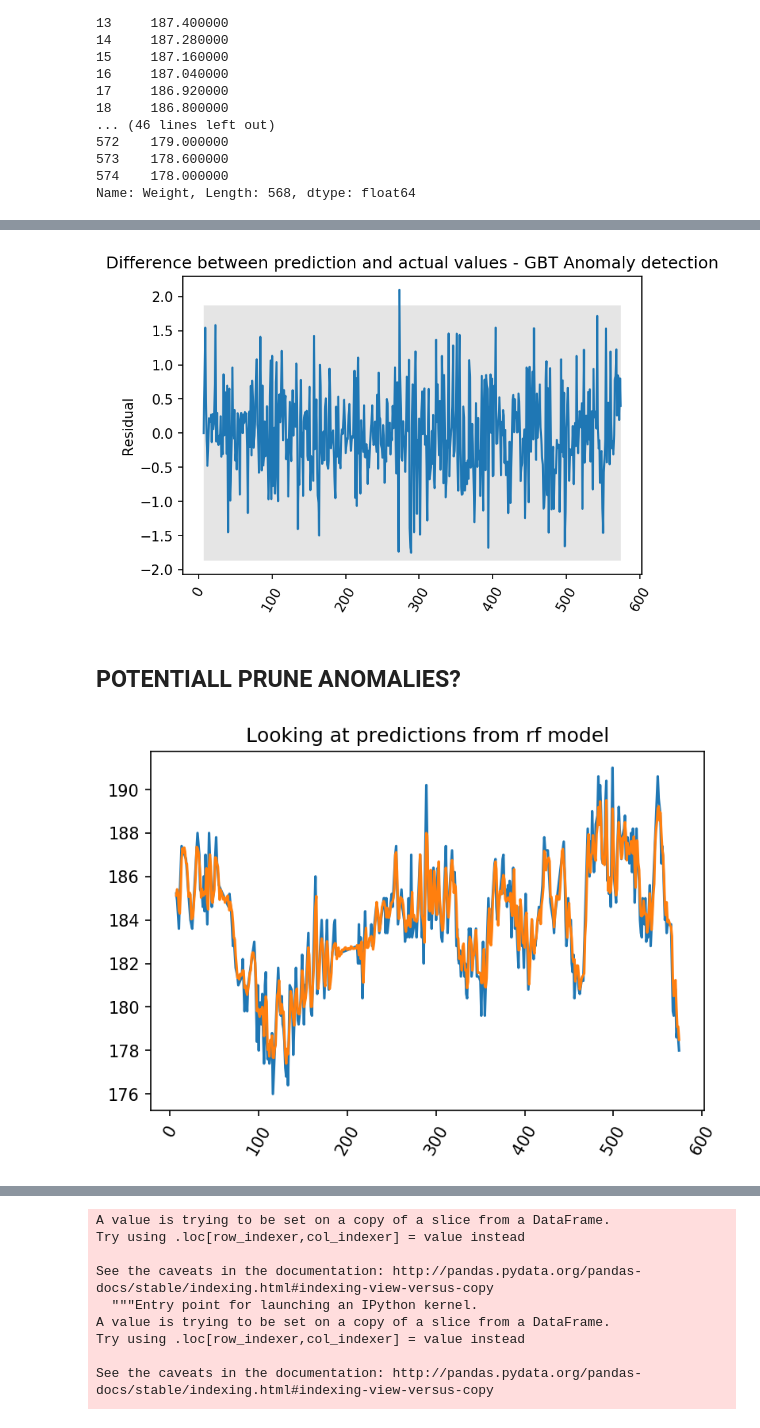
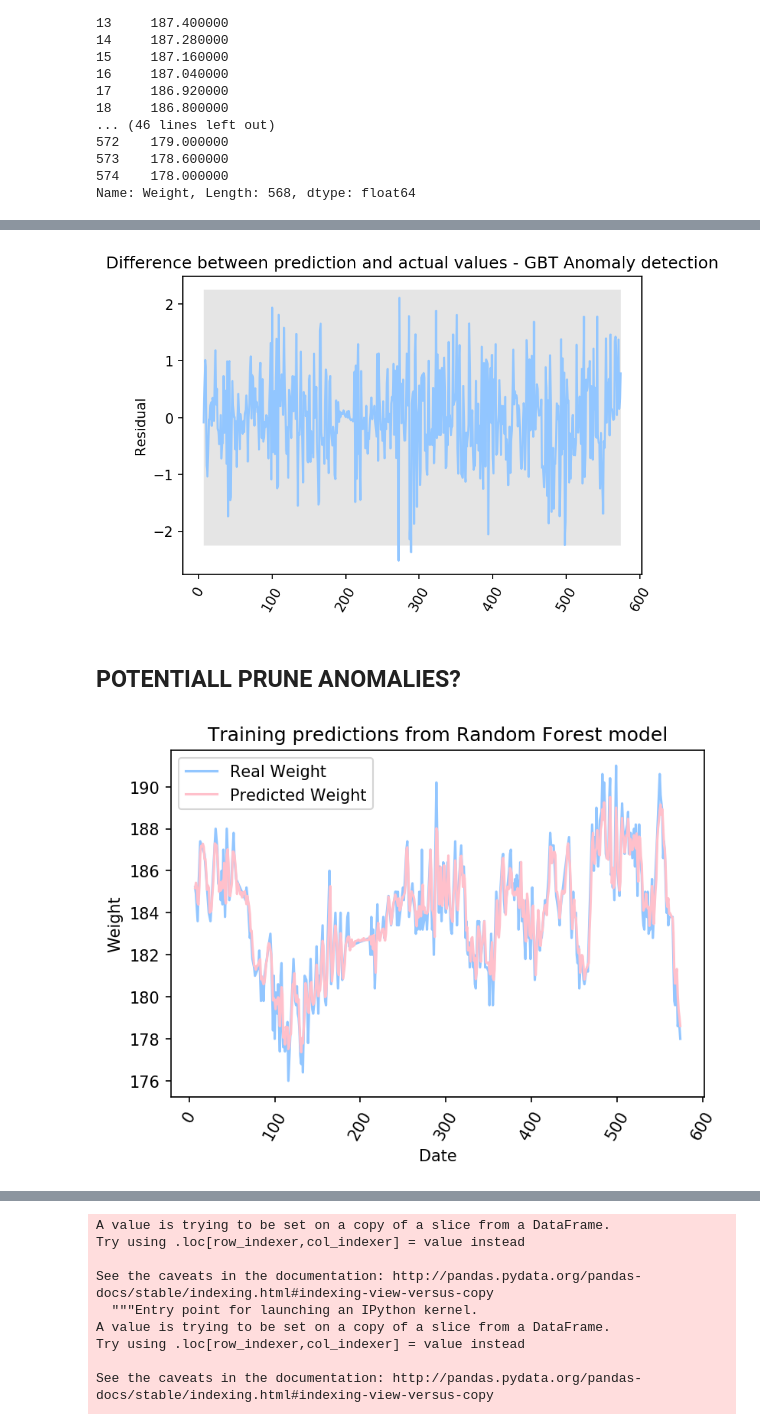
Before and after one commit to brendenrossin/Project_Kojak, a Jupyter notebook: Time_Series_Analysis_Official_Prophet.ipynb, the cells around one changed output, grey strips where cells are left out. Drawn from its saved outputs; the diff is of its cells as text; code cells hidden in the pictures.

Commit message:
Updated time series model

```diff
--- a/Time_Series_Analysis_Official_Prophet.ipynb
+++ b/Time_Series_Analysis_Official_Prophet.ipynb
@@ -19,10 +19,12 @@ from sklearn.linear_model import LinearRegression
 from sklearn.svm import SVR
 from sklearn.tree import DecisionTreeRegressor
 from sklearn.ensemble import RandomForestRegressor, GradientBoostingRegressor
+from skgarden import RandomForestQuantileRegressor
 from sklearn.dummy import DummyRegressor
+from sklearn.gaussian_process import GaussianProcessRegressor
 
 from sklearn.model_selection import learning_curve
 import matplotlib.style as style
-
 %matplotlib inline
+plt.style.use('seaborn-pastel')
 %load_ext line_profiler
@@ -1164,3 +1156,31 @@ GradientBoostingRegressor(alpha=0.9, criterion='friedman_mse', init=None,
              min_samples_split=2, min_weight_fraction_leaf=0.0,
              n_estimators=200, presort='auto', random_state=None,
              subsample=1.0, verbose=0, warm_start=False)
+# %%
+models = [
+          ('Random Forest Quantile Regressor', RandomForestQuantileRegressor)
+         ]
+
+param_choices = [
+
+    {
+        'n_estimators': [50, 100, 200],
+        'max_depth': [1,2,3,4,5],
+        'min_samples_leaf': [3,6,10]
+    }
+]
+
+grids = {}
+
+for model_info, params in zip(models, param_choices):
+    name, model = model_info
+    grid = GridSearchCV(model(), params, scoring = 'neg_mean_absolute_error')
+    grid.fit(X, y)
+    s = f"{name}: best score: {grid.best_score_}, best estimator: {grid.best_estimator_}"
+    print(s)
+    grids[name] = grid
+
+
+rfq_by_meal = grid.best_estimator_
+
+rfq_by_meal.fit(X,y)
@@ -1308,15 +1341,15 @@ plt.xticks(rotation=60);
 # %%
-xgb_residual = xgb_by_meal.predict(X) - y
+xgb_residual = rfq_by_meal.predict(X) - y
 xgb_std_residual = np.std(xgb_residual)
 
 plt.figure(dpi=150)
 plt.plot(X.index, xgb_residual)
 plt.gca().fill_between(X.index, 3*xgb_std_residual, -3*xgb_std_residual, facecolor='gray', alpha=0.2)
 plt.title("Difference between prediction and actual values - GBT Anomaly detection")
 plt.ylabel("Residual")
 plt.xticks(rotation=60);
 # %% [output]
-[figure, old version]
+[figure, new version]
 # %% [markdown]
 ## POTENTIALL PRUNE ANOMALIES?
 # %%
@@ -1327,12 +1360,16 @@ real_weight_predictions_gbt = pd.Series(gbt_weight_predictions, index=train_df.W
 real_weight_predictions_xgb = pd.Series(xgb_weight_predictions, index=train_df.Weight.index[7:])
 # %%
 plt.figure(dpi=150)
-plt.plot(X.index, train_df.Weight[7:])
-plt.plot(X.index, real_weight_predictions_rf)
-plt.title("Looking at predictions from rf model")
-plt.xticks(rotation=60);
+plt.plot(X.index, train_df.Weight[7:], label='Real Weight')
+plt.plot(X.index, real_weight_predictions_rf, label='Predicted Weight', color='pink')
+plt.title("Training predictions from Random Forest model")
+plt.xlabel('Date')
+plt.ylabel('Weight')
+plt.xticks(rotation=60)
+plt.legend()
+plt.savefig('/Users/brendenrossin/github/Project_Kojak/RF_Training.png', format='png', dpi=1000, bbox_inches="tight");
 # %% [output]
-[figure, old version]
+[figure, new version]
 # %%
 plt.figure(dpi=150)
 plt.plot(X.index, train_df.Weight[7:])
```
Also changed, not shown: parts of 75 cells of this notebook.
